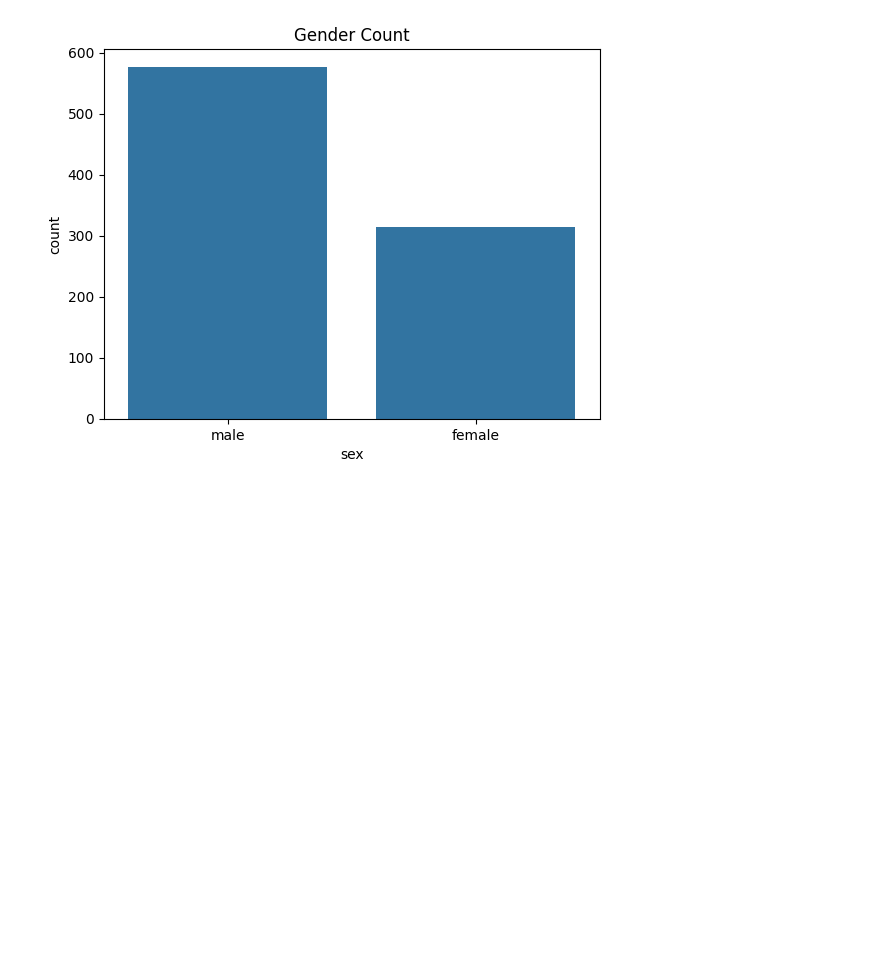
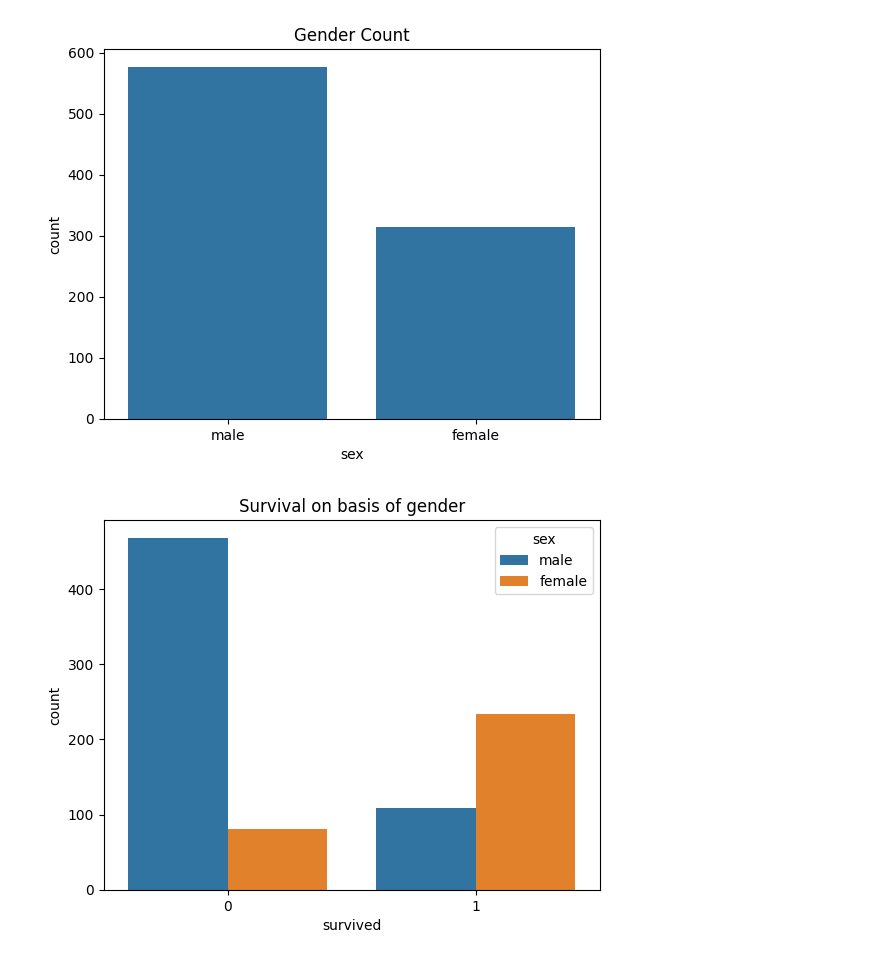
Before and after one commit to MLN142/TD_EDA, a Jupyter notebook: Titanic_Analysis.ipynb, the cells around one changed output. Drawn from its saved outputs; the diff is of its cells as text; code cells hidden in the pictures; blank space fills up the shorter version.

```diff
--- a/Titanic_Analysis.ipynb
+++ b/Titanic_Analysis.ipynb
@@ -125,3 +126,9 @@ plt.title("Gender Count")
 plt.show()
 # %% [output]
 [figure]
+# %%
+sns.countplot(data=df,x="survived",hue="sex")
+plt.title("Survival on basis of gender")
+plt.show()
+# %% [output]
+[figure, added]
```
Also changed, not shown: parts of 7 cells of this notebook.
